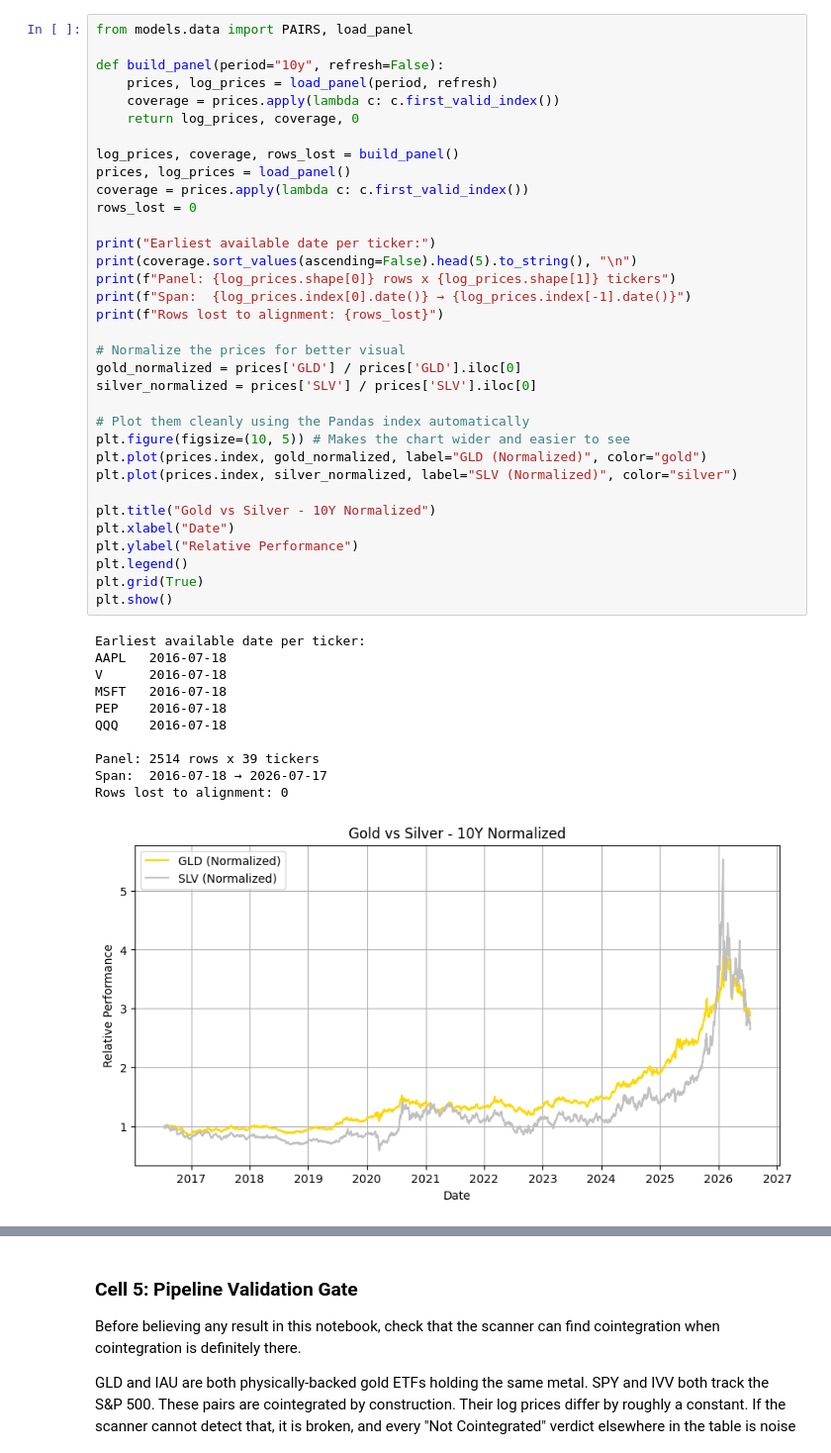
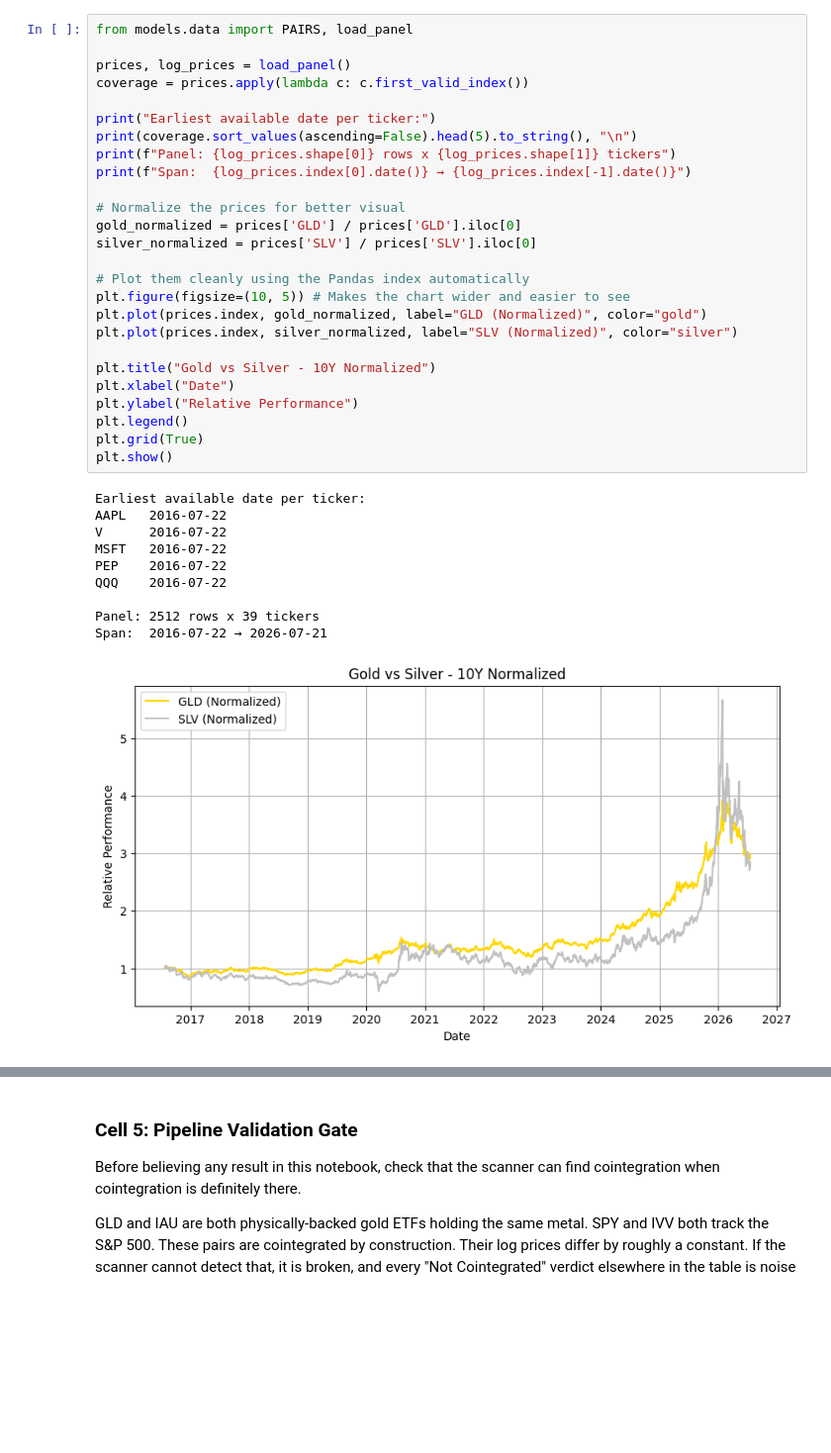
Before and after one commit to guptarnav/RAPT, a Jupyter notebook: notebooks/01_coint_tests.ipynb, the cells around one changed output, grey strips where cells are left out. Shown at 99% size. Drawn from its saved outputs; the diff is of its cells as text; blank space fills up the shorter version.

```diff
--- a/notebooks/01_coint_tests.ipynb
+++ b/notebooks/01_coint_tests.ipynb
@@ -53,49 +57,40 @@ The plot at the end is a visual on GLD and SLV, both divided by their first valu
 # %%
 from models.data import PAIRS, load_panel
 
-def build_panel(period="10y", refresh=False):
-    prices, log_prices = load_panel(period, refresh)
-    coverage = prices.apply(lambda c: c.first_valid_index())
-    return log_prices, coverage, 0
-
-log_prices, coverage, rows_lost = build_panel()
 prices, log_prices = load_panel()
 coverage = prices.apply(lambda c: c.first_valid_index())
-rows_lost = 0
 
 print("Earliest available date per ticker:")
 print(coverage.sort_values(ascending=False).head(5).to_string(), "\n")
 print(f"Panel: {log_prices.shape[0]} rows x {log_prices.shape[1]} tickers")
 print(f"Span:  {log_prices.index[0].date()} → {log_prices.index[-1].date()}")
-print(f"Rows lost to alignment: {rows_lost}")
 
 # Normalize the prices for better visual
 gold_normalized = prices['GLD'] / prices['GLD'].iloc[0]
 silver_normalized = prices['SLV'] / prices['SLV'].iloc[0]
 
 # Plot them cleanly using the Pandas index automatically
 plt.figure(figsize=(10, 5)) # Makes the chart wider and easier to see
 plt.plot(prices.index, gold_normalized, label="GLD (Normalized)", color="gold")
 plt.plot(prices.index, silver_normalized, label="SLV (Normalized)", color="silver")
 
 plt.title("Gold vs Silver - 10Y Normalized")
 plt.xlabel("Date")
 plt.ylabel("Relative Performance")
 plt.legend()
 plt.grid(True)
 plt.show()
 # %% [output]
 Earliest available date per ticker:
-AAPL   2016-07-18
-V      2016-07-18
-MSFT   2016-07-18
-PEP    2016-07-18
-QQQ    2016-07-18
+AAPL   2016-07-22
+V      2016-07-22
+MSFT   2016-07-22
+PEP    2016-07-22
+QQQ    2016-07-22
 
-Panel: 2514 rows x 39 tickers
-Span:  2016-07-18 → 2026-07-17
-Rows lost to alignment: 0
+Panel: 2512 rows x 39 tickers
+Span:  2016-07-22 → 2026-07-21
-[figure, old version]
+[figure, new version]
 # %% [markdown]
 ### Cell 3: Single-Asset Unit Root Check
 
```
Also changed, not shown: parts of 16 cells of this notebook, 4 other files.
